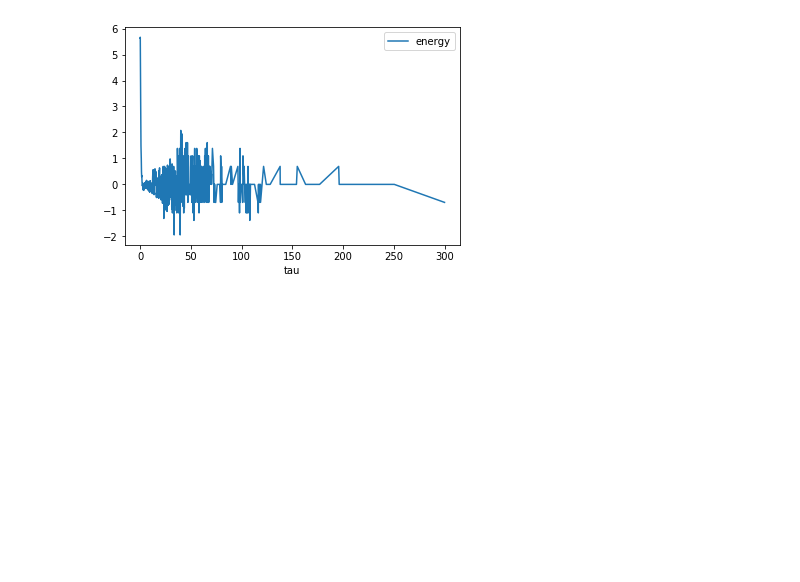
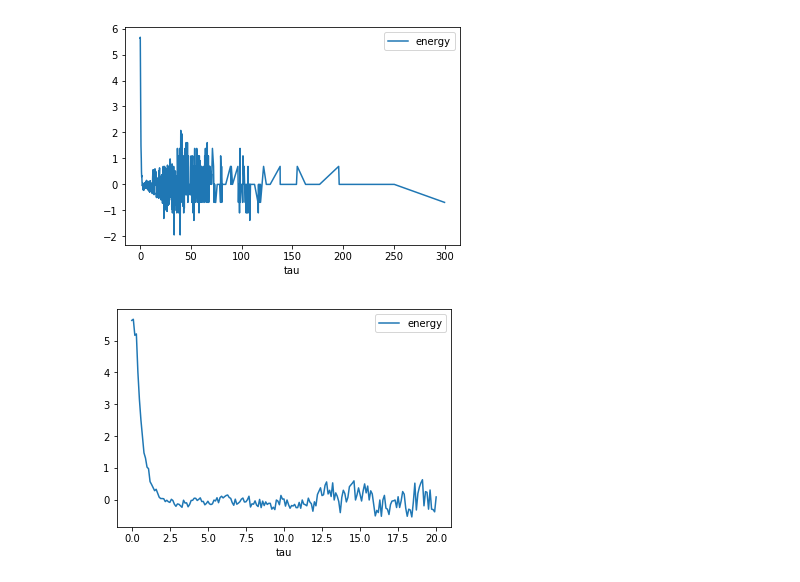
Before and after one commit to zjingcong/mp, a Jupyter notebook: crowd_analysis/analysis.ipynb, the cells around one changed output. Cells and saved outputs as stored; diff of their text form; code cells hidden in the pictures; blank space fills up the shorter version.

```diff
--- a/crowd_analysis/analysis.ipynb
+++ b/crowd_analysis/analysis.ipynb
@@ -131,3 +120,10 @@ u_df.plot(style=[])
 plt.show()
 # %% [output]
 [figure]
+# %%
+# crop
+crop_df_u = u_df.loc[:20, :]
+crop_df_u.plot(style=[])
+plt.show()
+# %% [output]
+[figure, added]
```
Also changed, not shown: parts of 5 cells of this notebook.
